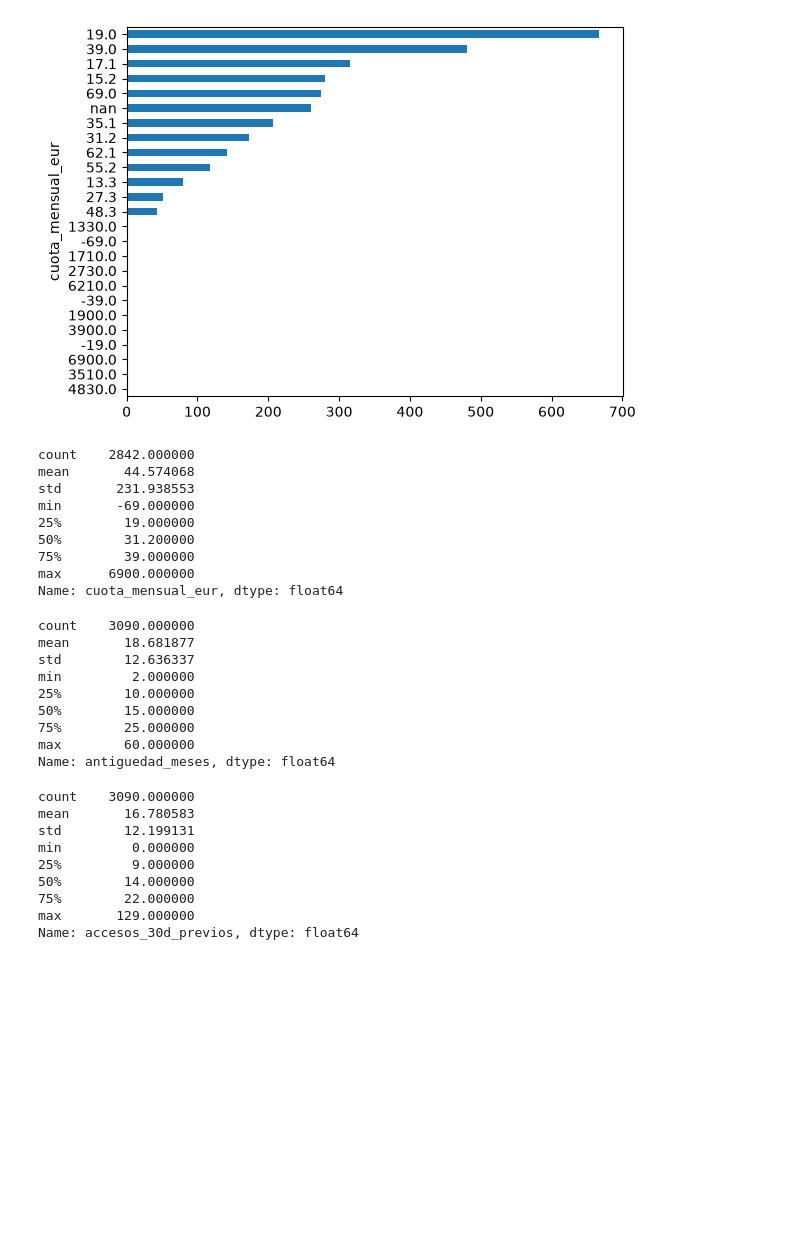
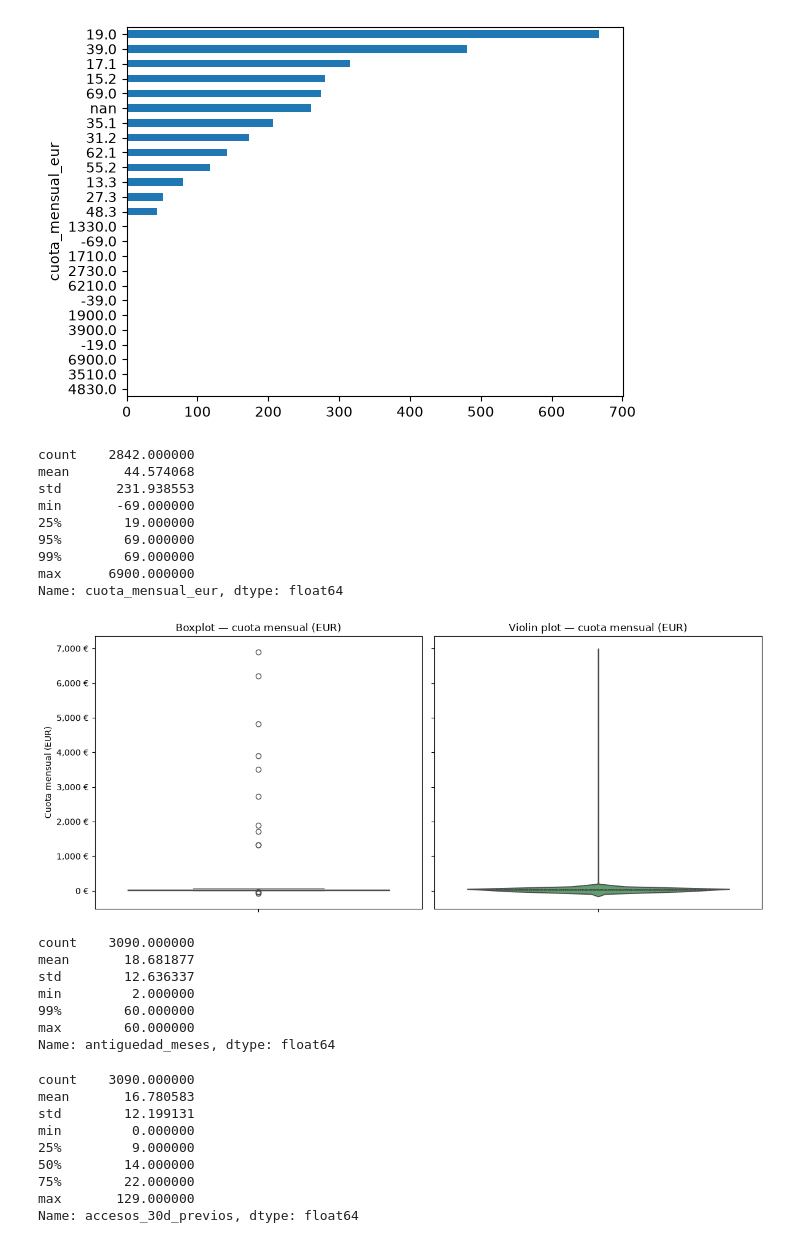
Before and after one commit to BorjaFdz/programacion-ia-alumnos, a Jupyter notebook: 05_Machine_Learning/EJERCICIO_ABANDONO/Abandono_borja.ipynb, the cells around one changed output. Drawn from its saved outputs; the diff is of its cells as text; code cells hidden in the pictures; blank space fills up the shorter version.

```diff
--- a/05_Machine_Learning/EJERCICIO_ABANDONO/Abandono_borja.ipynb
+++ b/05_Machine_Learning/EJERCICIO_ABANDONO/Abandono_borja.ipynb
@@ -81,27 +91,52 @@ df["cuota_mensual_eur"].value_counts(dropna=False).sort_values().plot.barh()
 <Axes: ylabel='cuota_mensual_eur'>
 [figure]
 # %%
-df["cuota_mensual_eur"].describe()
+# CALCULO LAS ESTADÍSTICAS UNIVARIADAS BÁSICAS de cuota_mensual_eur
+# por defecto describe() saca 3 cuartiles: Q1, Q2, Q3
+# puedo personalizar los percentiles y ver los que yo quiera
+df["cuota_mensual_eur"].describe(percentiles = [0.25, 0.95, 0.99])
 # %% [output]
 count    2842.000000
 mean       44.574068
 std       231.938553
 min       -69.000000
 25%        19.000000
-50%        31.200000
-75%        39.000000
+95%        69.000000
+99%        69.000000
 max      6900.000000
 Name: cuota_mensual_eur, dtype: float64
+# %%
+import matplotlib.pyplot as plt
+import seaborn as sns
+from matplotlib.ticker import FuncFormatter
+
+fig, axes = plt.subplots(1, 2, figsize=(12, 5), sharey=True)
+
+# Boxplot
+sns.boxplot(y=df["cuota_mensual_eur"], ax=axes[0], color="#4C72B0")
+axes[0].set_title("Boxplot — cuota mensual (EUR)")
+axes[0].set_ylabel("Cuota mensual (EUR)")
+
+# Violin plot
+sns.violinplot(y=df["cuota_mensual_eur"], ax=axes[1], color="#55A868", inner="quartile")
+axes[1].set_title("Violin plot — cuota mensual (EUR)")
+axes[1].set_ylabel("")
+
+for ax in axes:
+    ax.yaxis.set_major_formatter(FuncFormatter(lambda x, _: f"{x:,.0f} €"))
+
+plt.tight_layout()
+plt.show()
+# %% [output]
+[figure, added]
 # %%
-df["antiguedad_meses"].describe()
+df["antiguedad_meses"].describe(percentiles = [0.99])
 # %% [output]
 count    3090.000000
 mean       18.681877
 std        12.636337
 min         2.000000
-25%        10.000000
-50%        15.000000
-75%        25.000000
+99%        60.000000
 max        60.000000
 Name: antiguedad_meses, dtype: float64
 # %%
```
Also changed, not shown: parts of 36 cells of this notebook, 18 other files.
